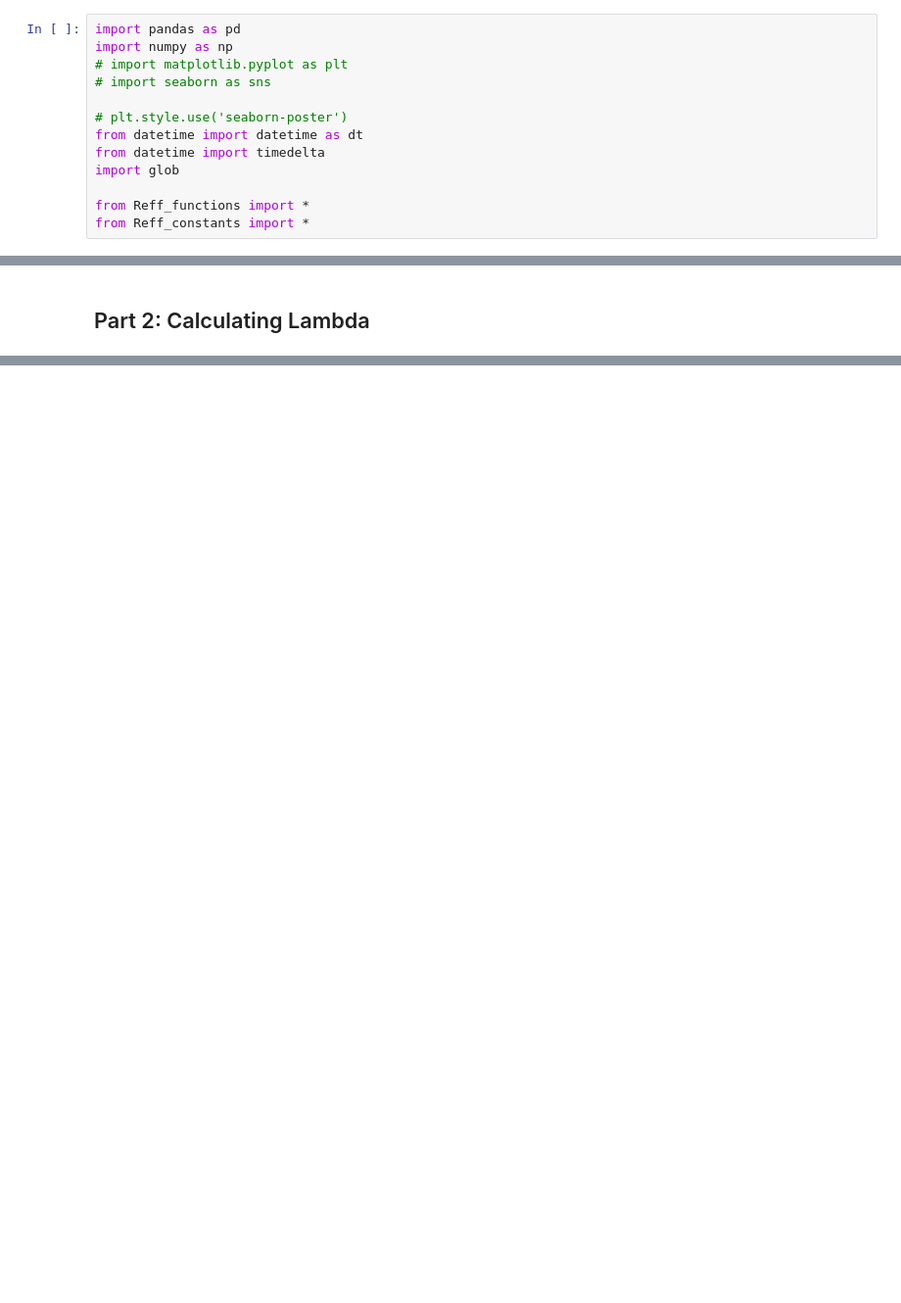
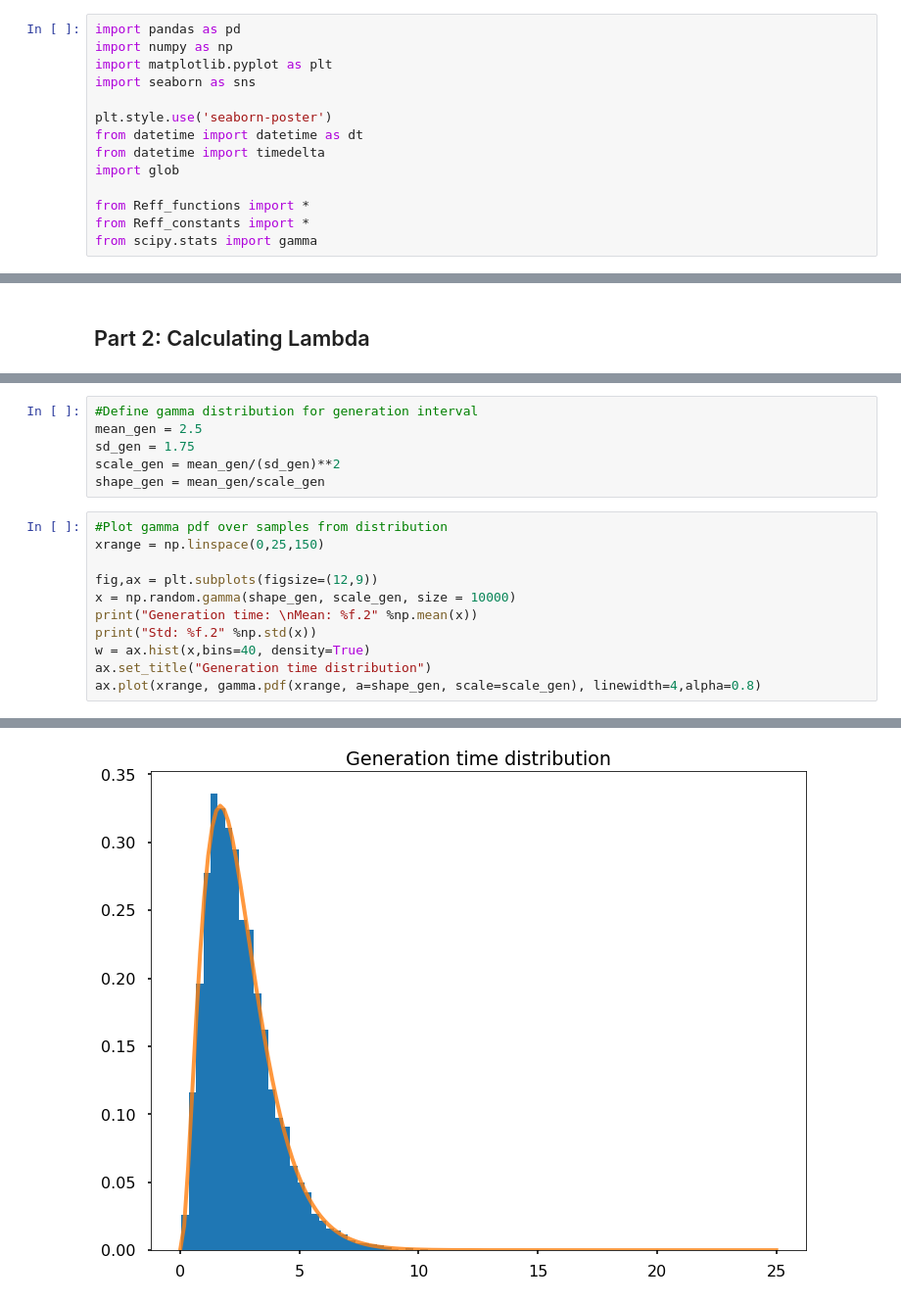
Before and after one commit to tdennisliu/covid19-forecasting-aus, a Jupyter notebook: model/calculate_I_lambda.ipynb, the cells around one changed output, grey strips where cells are left out. Shown at 98% size. Drawn from its saved outputs; the diff is of its cells as text; blank space fills up the shorter version.

Commit message:
Discretised gamma distribution and calculated lambda

```diff
--- a/model/calculate_I_lambda.ipynb
+++ b/model/calculate_I_lambda.ipynb
@@ -1,16 +1,17 @@
 # %%
 import pandas as pd
 import numpy as np
-# import matplotlib.pyplot as plt
-# import seaborn as sns
+import matplotlib.pyplot as plt
+import seaborn as sns
 
-# plt.style.use('seaborn-poster')
+plt.style.use('seaborn-poster')
 from datetime import datetime as dt
 from datetime import timedelta
 import glob
 
 from Reff_functions import *
 from Reff_constants import *
+from scipy.stats import gamma
 # %%
 #Code taken from read_in_cases from Reff_functions. Preprocessing was not helpful for this situation.
 
@@ -129,0 +143,18 @@ df_total.head()
+# %%
+#Define gamma distribution for generation interval
+mean_gen = 2.5
+sd_gen = 1.75
+scale_gen = mean_gen/(sd_gen)**2
+shape_gen = mean_gen/scale_gen
+# %%
+#Plot gamma pdf over samples from distribution
+xrange = np.linspace(0,25,150)
+
+fig,ax = plt.subplots(figsize=(12,9))
+x = np.random.gamma(shape_gen, scale_gen, size = 10000)
+print("Generation time: \nMean: %f.2" %np.mean(x))
+print("Std: %f.2" %np.std(x))
+w = ax.hist(x,bins=40, density=True)
+ax.set_title("Generation time distribution")
+ax.plot(xrange, gamma.pdf(xrange, a=shape_gen, scale=scale_gen), linewidth=4,alpha=0.8)
+# %% [output]
@@ -129,0 +165 @@ df_total.head()
+[figure, added]
```
Also changed, not shown: parts of 19 cells of this notebook.
